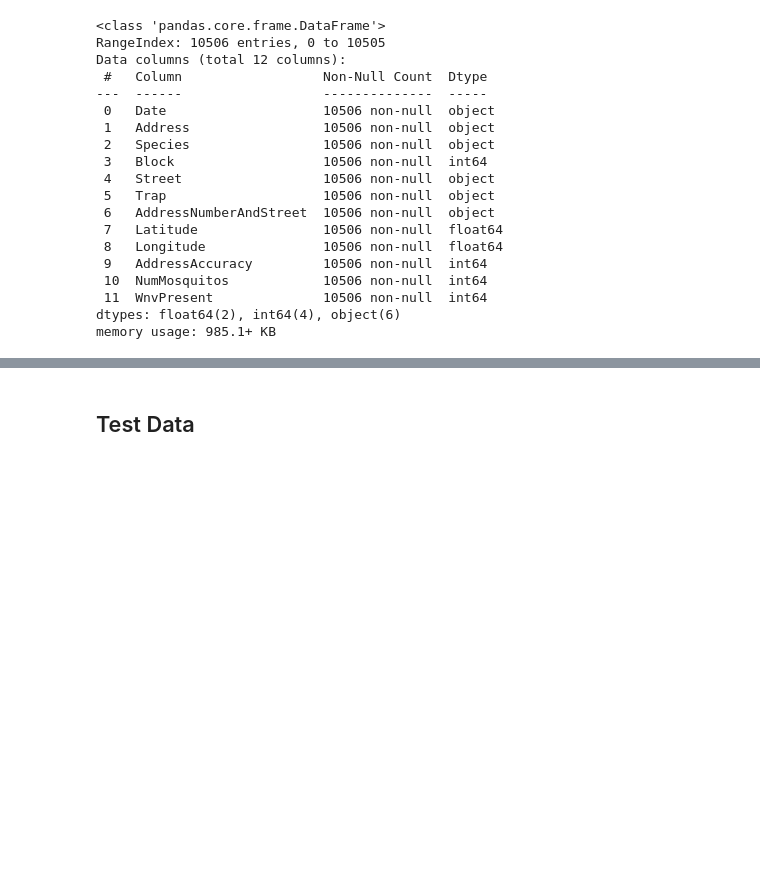
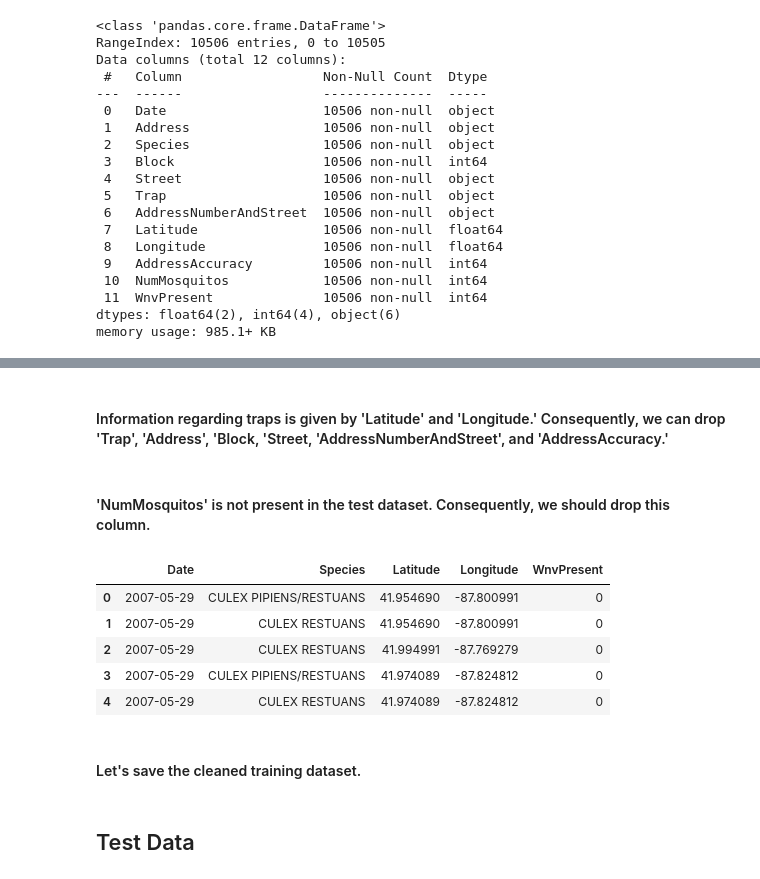
Before and after one commit to ltomczak1/Capstone-Two---Predicting-West-Nile-Virus, a Jupyter notebook: CapstoneTwoDataWrangling.ipynb, the cells around one changed output, grey strips where cells are left out. Saved outputs shown, nothing was run; the diff lists cells and outputs as text; code cells hidden in the pictures; blank space fills up the shorter version.

```diff
--- a/CapstoneTwoDataWrangling.ipynb
+++ b/CapstoneTwoDataWrangling.ipynb
@@ -593,3 +599,22 @@ train_df.head()
 # %%
 #Let's convert date to Datetime
 train_df['Date'] = pd.to_datetime(train_df['Date'])
+# %% [markdown]
+#### Information regarding traps is given by 'Latitude' and 'Longitude.' Consequently, we can drop 'Trap', 'Address', 'Block, 'Street, 'AddressNumberAndStreet', and 'AddressAccuracy.'
+# %%
+train_df.drop(['Trap', 'Address', 'Block', 'Street', 'AddressNumberAndStreet', 'AddressAccuracy'], axis=1, inplace=True)
+# %% [markdown]
+#### 'NumMosquitos' is not present in the test dataset. Consequently, we should drop this column.
+# %%
+train_df.drop('NumMosquitos', axis=1, inplace=True)
+# %%
+train_df.head()
+# %% [output]
+|  | Date | Species | Latitude | Longitude | WnvPresent |
+| 0 | 2007-05-29 | CULEX PIPIENS/RESTUANS | 41.954690 | -87.800991 | 0 |
+| 1 | 2007-05-29 | CULEX RESTUANS | 41.954690 | -87.800991 | 0 |
+| 2 | 2007-05-29 | CULEX RESTUANS | 41.994991 | -87.769279 | 0 |
+| 3 | 2007-05-29 | CULEX PIPIENS/RESTUANS | 41.974089 | -87.824812 | 0 |
+| 4 | 2007-05-29 | CULEX RESTUANS | 41.974089 | -87.824812 | 0 |
+# %% [markdown]
+#### Let's save the cleaned training dataset.
```
Also changed, not shown: parts of 30 cells of this notebook, 16 other files.
